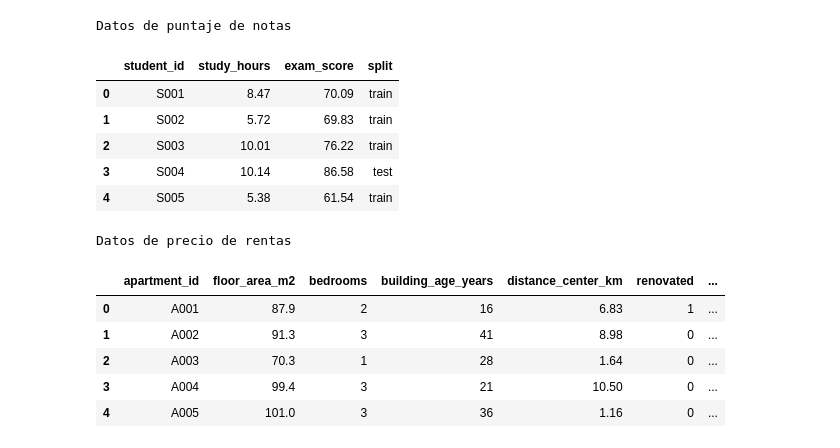
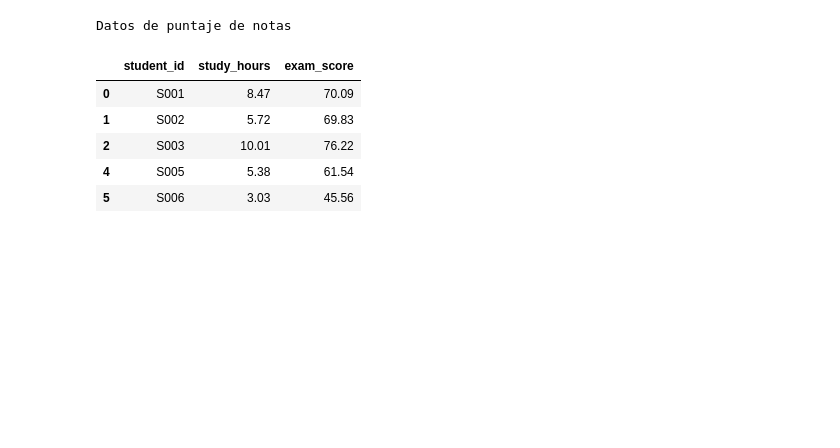
Before and after one commit to hammet05/aprendizaje_automatico, a Jupyter notebook: notebooks/linear_regression.ipynb, the cells around one changed output. Saved outputs shown, nothing was run; the diff lists cells and outputs as text; code cells hidden in the pictures; blank space fills up the shorter version.

```diff
--- a/notebooks/linear_regression.ipynb
+++ b/notebooks/linear_regression.ipynb
@@ -11,23 +268,15 @@ EJERCICIO No. 1
 # %%
-dataframe_score_notas = pd.read_csv("../data/study_scores.csv")
+
+df_notas = pd.read_csv("../data/study_scores.csv")
+train_notas=df_notas[df_notas["split"]=="train"].drop(columns="split")
+
 print("\nDatos de puntaje de notas\n")
-display(dataframe_score_notas.head())
-
-dataframe_precio_rentas = pd.read_csv("../data/apartment_rents.csv")
-print("\nDatos de precio de rentas\n")
-display(dataframe_precio_rentas.head())
+display(train_notas.head())
 # %% [output]
 Datos de puntaje de notas
-|  | student_id | study_hours | exam_score | split |
-| 0 | S001 | 8.47 | 70.09 | train |
-| 1 | S002 | 5.72 | 69.83 | train |
-| 2 | S003 | 10.01 | 76.22 | train |
-| 3 | S004 | 10.14 | 86.58 | test |
-| 4 | S005 | 5.38 | 61.54 | train |
+|  | student_id | study_hours | exam_score |
+| 0 | S001 | 8.47 | 70.09 |
+| 1 | S002 | 5.72 | 69.83 |
+| 2 | S003 | 10.01 | 76.22 |
+| 4 | S005 | 5.38 | 61.54 |
+| 5 | S006 | 3.03 | 45.56 |
-Datos de precio de rentas
-|  | apartment_id | floor_area_m2 | bedrooms | building_age_years | distance_center_km | renovated | ... |
-| 0 | A001 | 87.9 | 2 | 16 | 6.83 | 1 | ... |
-| 1 | A002 | 91.3 | 3 | 41 | 8.98 | 0 | ... |
-| 2 | A003 | 70.3 | 1 | 28 | 1.64 | 0 | ... |
-| 3 | A004 | 99.4 | 3 | 21 | 10.50 | 0 | ... |
-| 4 | A005 | 101.0 | 3 | 36 | 1.16 | 0 | ... |
```
Also changed, not shown: parts of 10 cells of this notebook, 1 other file.
